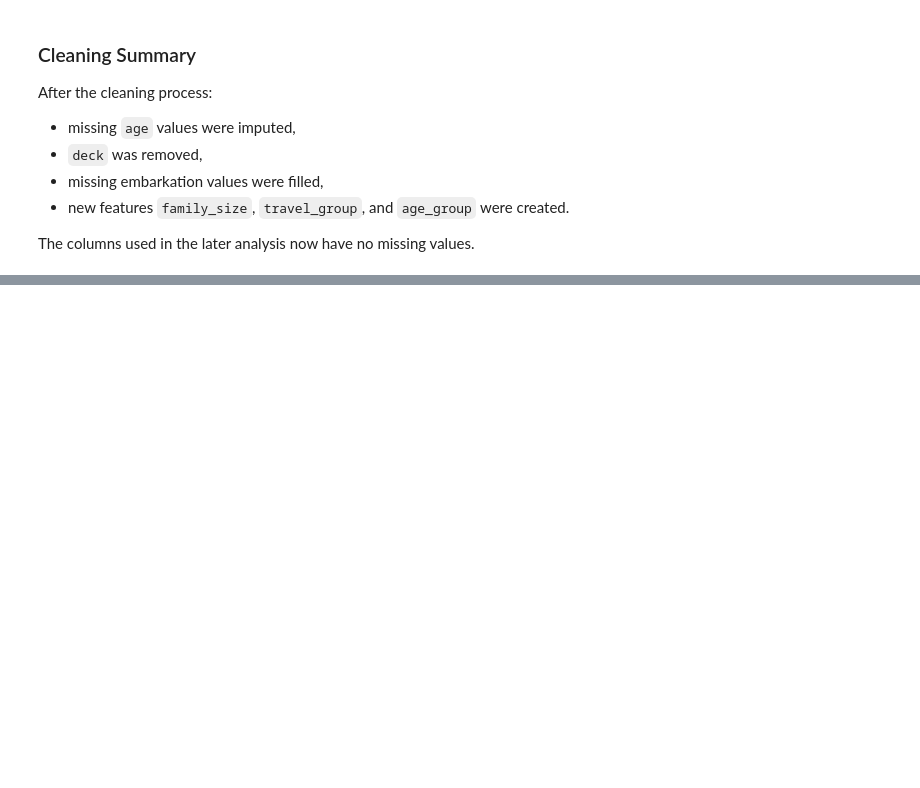
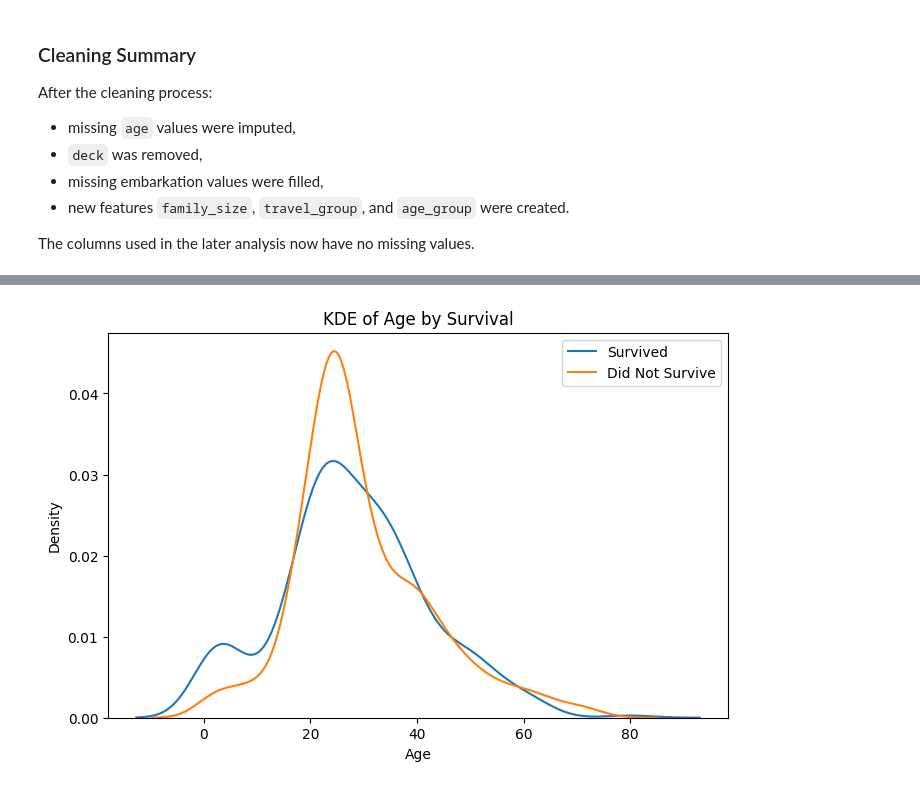
Before and after one commit to SHKabdulhadi/Titanic-Data-Analysis, a Jupyter notebook: titanic-data-analysis.ipynb, the cells around one changed output, grey strips where cells are left out. Cells and saved outputs as stored; diff of their text form; code cells hidden in the pictures; blank space fills up the shorter version.

```diff
--- a/titanic-data-analysis.ipynb
+++ b/titanic-data-analysis.ipynb
@@ -244,0 +286,11 @@ The columns used in the later analysis now have no missing values.
+# %%
+plt.figure(figsize=(8, 5))
+sns.kdeplot(data=df_clean[df_clean['survived'] == 1], x='age', label='Survived', fill=False)
+sns.kdeplot(data=df_clean[df_clean['survived'] == 0], x='age', label='Did Not Survive', fill=False)
+plt.title('KDE of Age by Survival')
+plt.xlabel('Age')
+plt.ylabel('Density')
+plt.legend()
+plt.show()
+# %% [output]
+[figure, added]
```
Also changed, not shown: parts of 7 cells of this notebook.
